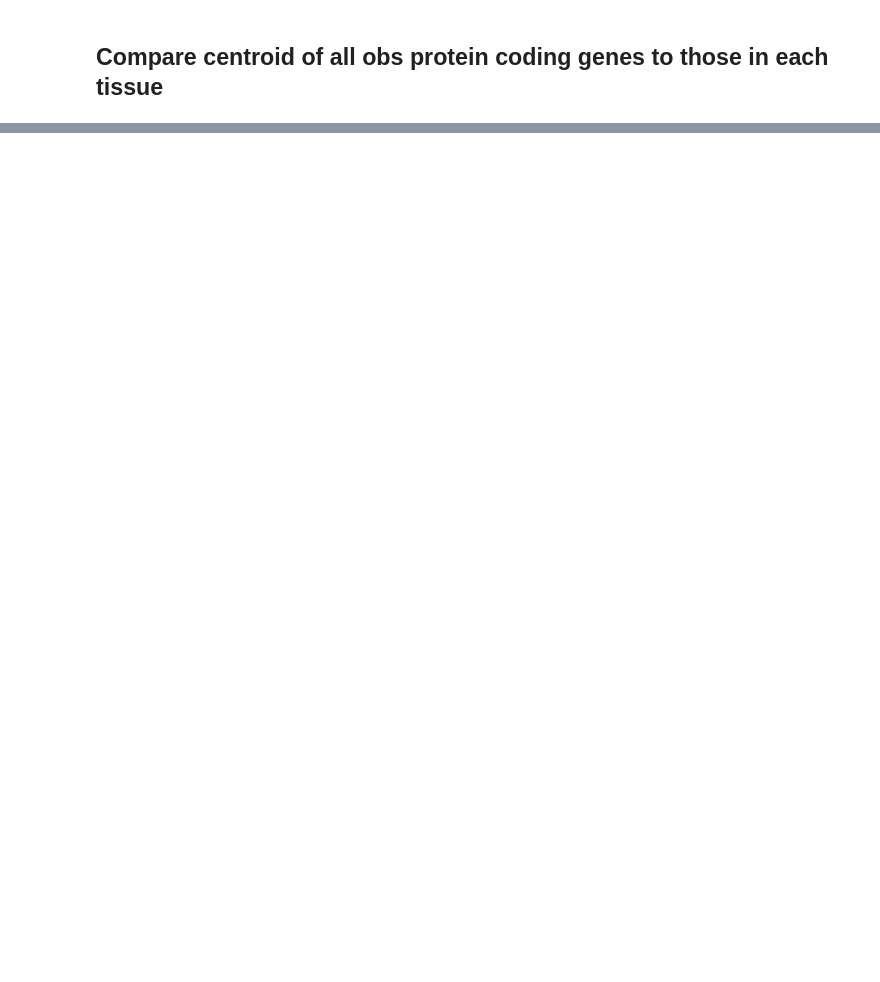
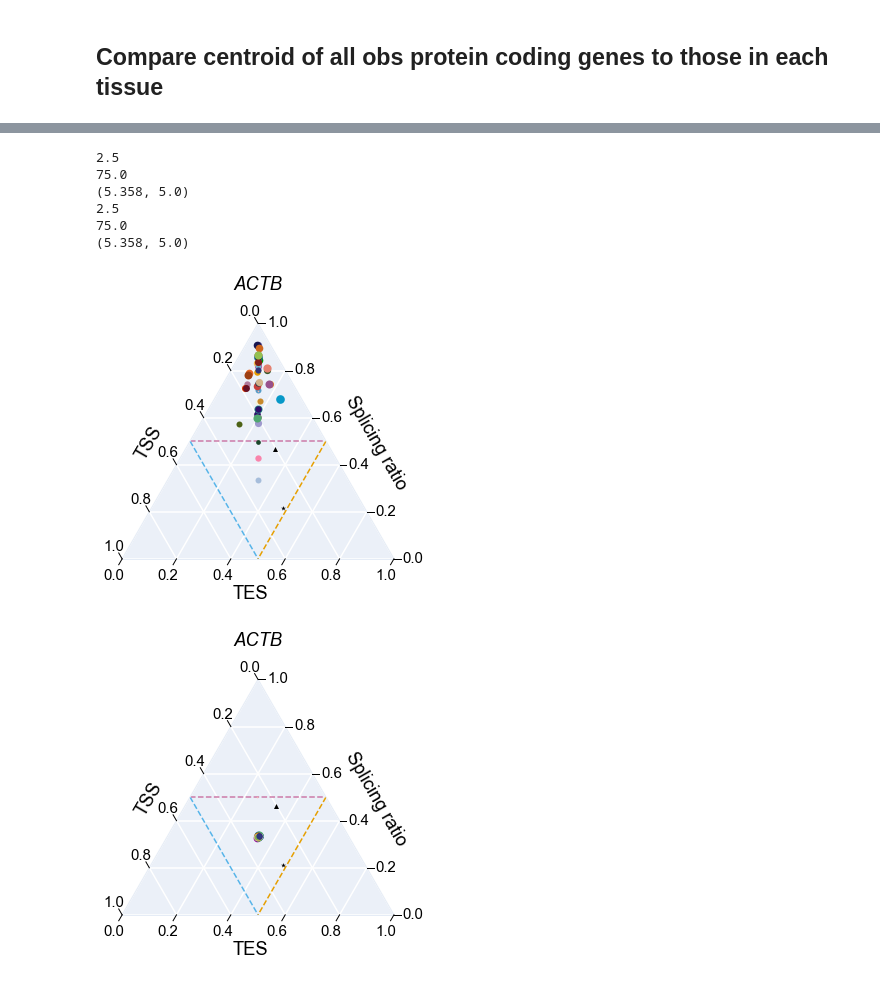
Before and after one commit to fairliereese/rnawg, a Jupyter notebook: lr_bulk/cerberus/triplets/dist_triplets.ipynb, the cells around one changed output, grey strips where cells are left out. Saved outputs shown, nothing was run; the diff lists cells and outputs as text; code cells hidden in the pictures; blank space fills up the shorter version.

```diff
--- a/lr_bulk/cerberus/triplets/dist_triplets.ipynb
+++ b/lr_bulk/cerberus/triplets/dist_triplets.ipynb
@@ -66,0 +393,11 @@ def compute_centroid(ca, gene=None, subset=None):
+# %%
+plot_all_major_isos(ca, 'ACTB')
+# %% [output]
+2.5
+75.0
+(5.358, 5.0)
+2.5
+75.0
+(5.358, 5.0)
+[figure, added]
+[figure, added]
```
Also changed, not shown: parts of 39 cells of this notebook, 1 other file.
